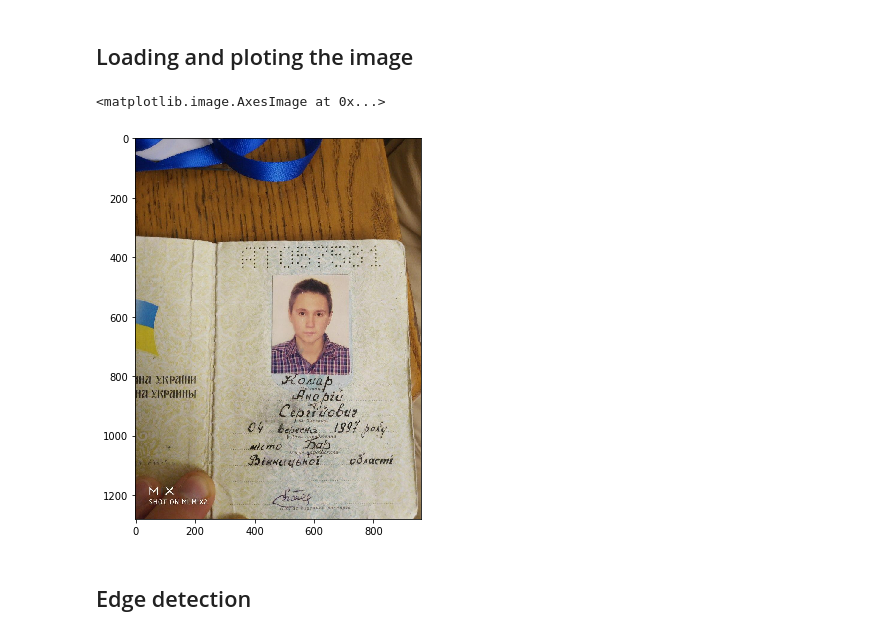
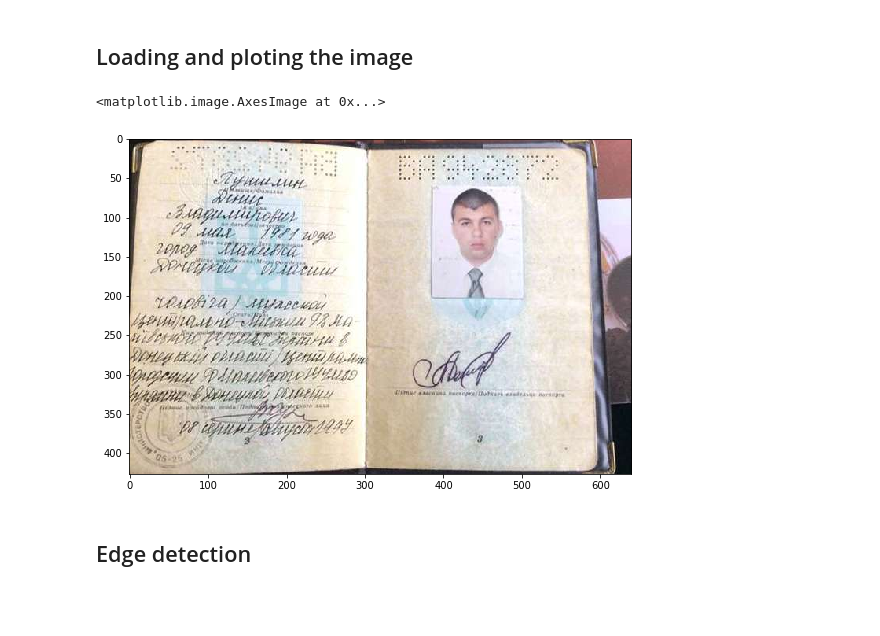
Before and after one commit to romaberezhok/passport-contour-detection, a Jupyter notebook: Passport Contour Detection.ipynb, the cells around one changed output. Drawn from its saved outputs; the diff is of its cells as text; code cells hidden in the pictures; blank space fills up the shorter version.

```diff
--- a/Passport Contour Detection.ipynb
+++ b/Passport Contour Detection.ipynb
@@ -8,14 +8,14 @@ plt.rcParams['figure.figsize'] = (9, 7)
 # %% [markdown]
 ## Loading and ploting the image
 # %%
-IMG_PATH = 'images/9.jpg'
+IMG_PATH = 'images/4.jpg'
 img = cv2.imread(IMG_PATH)
 img = cv2.cvtColor(img, cv2.COLOR_BGR2RGB)
 img_orig = img.copy()
 plt.imshow(img)
 # %% [output]
 <matplotlib.image.AxesImage at 0x...>
-[figure, old version]
+[figure, new version]
 # %% [markdown]
 ## Edge detection
 # %%
```
Also changed, not shown: parts of 7 cells of this notebook.
